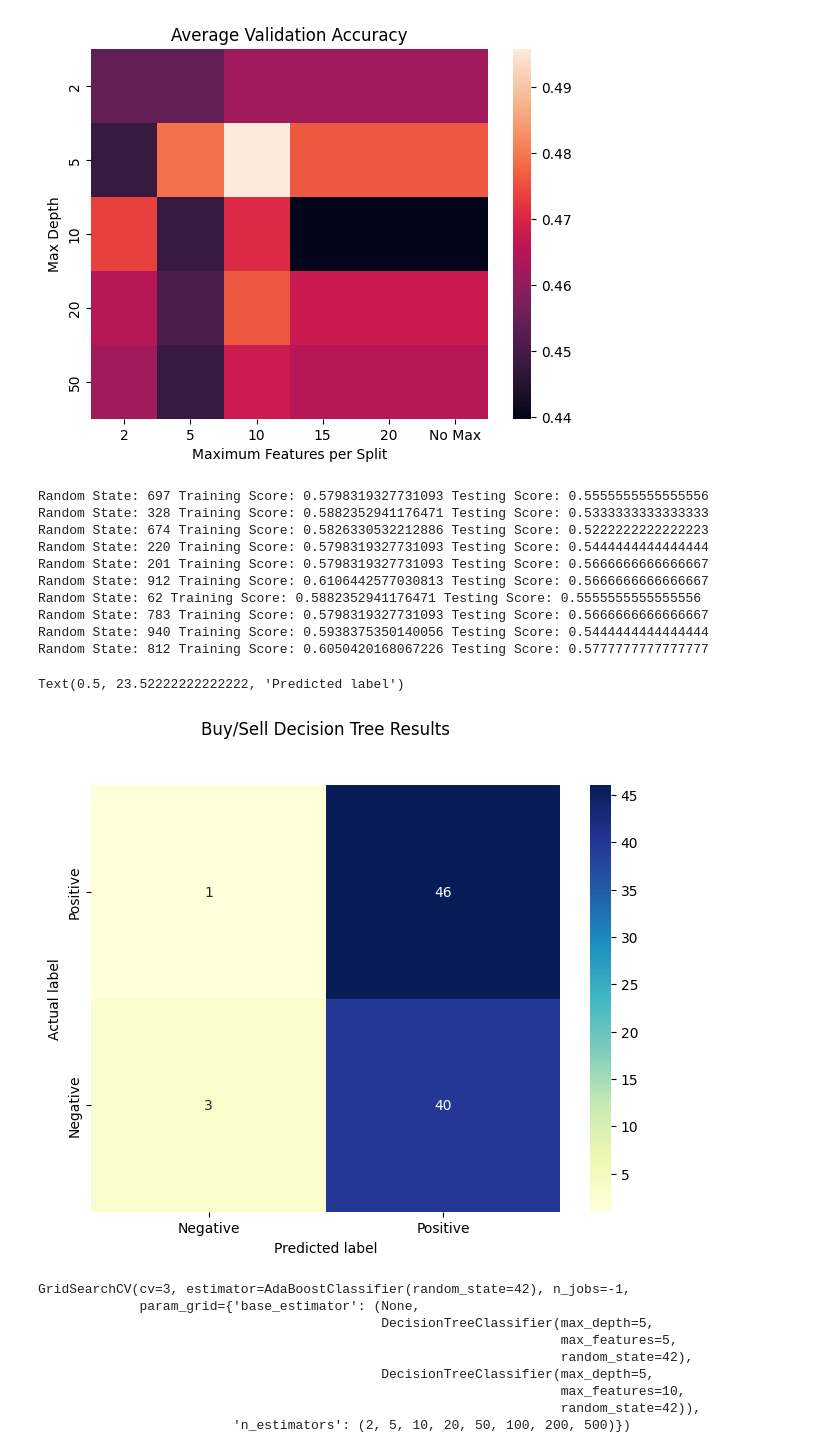
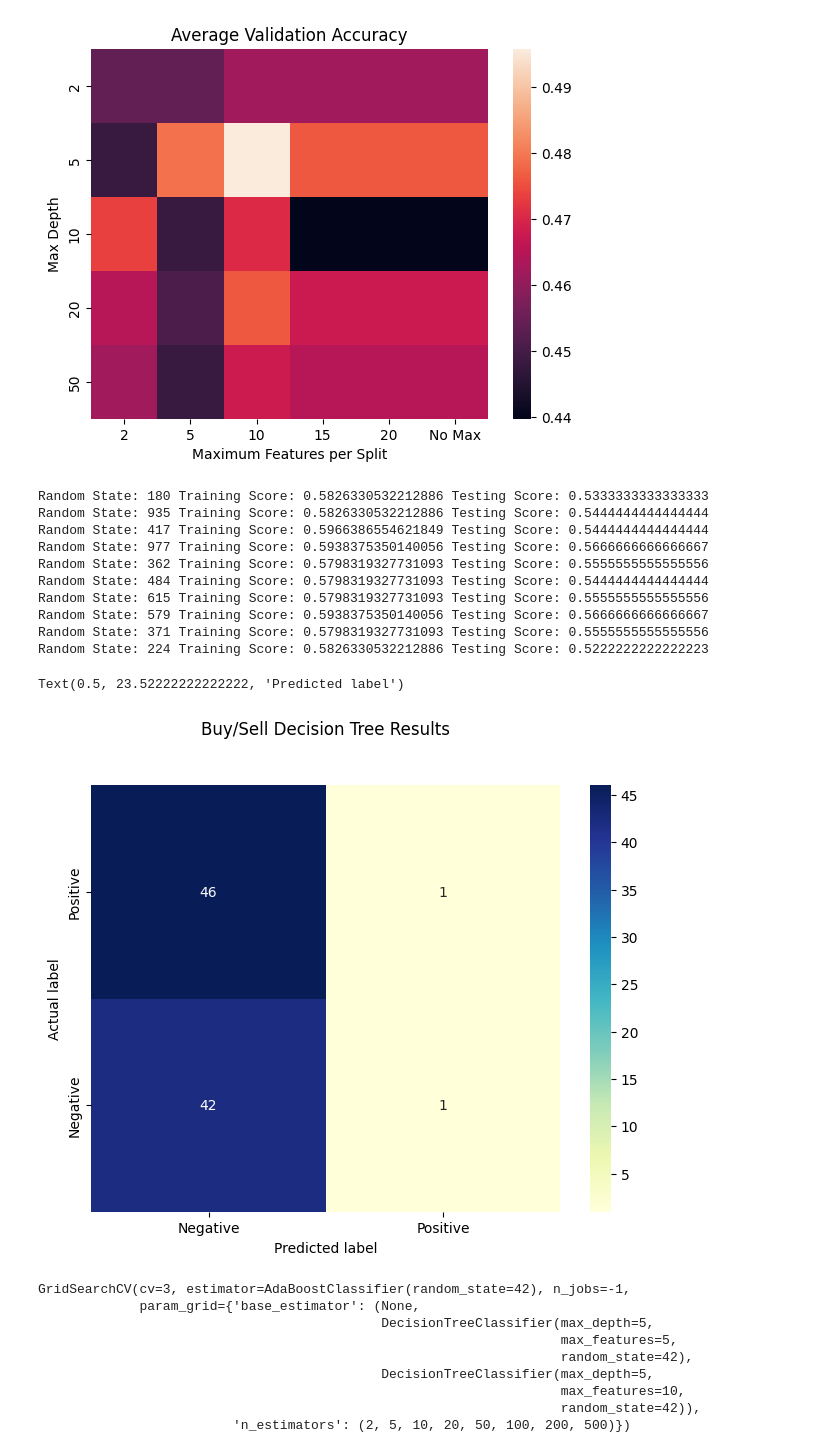
Before and after one commit to aeasy370/Twitter-Stock-Linear-Regression, a Jupyter notebook: change.ipynb, the cells around one changed output. Saved outputs shown, nothing was run; the diff lists cells and outputs as text; code cells hidden in the pictures.

Commit message:
Fixed adaShort error

```diff
--- a/change.ipynb
+++ b/change.ipynb
@@ -247,42 +246,42 @@ Text(0.5, 23.52222222222222, 'Maximum Features per Split')
 # %%
 #Decision Tree: Training and Testing for different random states
 import random as random
 from sklearn.metrics import confusion_matrix
 
 for i in range(10):
     r = random.randint(0, 1000)
     tree = DecisionTreeClassifier(max_depth = 5, max_features = 10, random_state=r)
     tree.fit(binX_train, biny_train)
     print("Random State: " + str(r) + " Training Score: " + str(tree.score(binX_train, biny_train)) + " Testing Score: " + str(tree.score(binX_test, biny_test)))
 
-y_pred = adaShort.predict(binX_test)
+y_pred = tree.predict(binX_test)
 
 confMat = confusion_matrix(biny_test, y_pred)
 
 sns.heatmap(pd.DataFrame(confMat), annot=True, cmap="YlGnBu" ,fmt='g', xticklabels = ["Negative", "Positive"], yticklabels = ["Positive", "Negative"])
 
 ax.xaxis.set_label_position("top")
 
 plt.tight_layout()
 
 plt.title('Buy/Sell Decision Tree Results', y=1.1)
 
 plt.ylabel('Actual label')
 
 plt.xlabel('Predicted label')
 # %% [output]
-Random State: 697 Training Score: 0.5798319327731093 Testing Score: 0.5555555555555556
-Random State: 328 Training Score: 0.5882352941176471 Testing Score: 0.5333333333333333
-Random State: 674 Training Score: 0.5826330532212886 Testing Score: 0.5222222222222223
-Random State: 220 Training Score: 0.5798319327731093 Testing Score: 0.5444444444444444
-Random State: 201 Training Score: 0.5798319327731093 Testing Score: 0.5666666666666667
-Random State: 912 Training Score: 0.6106442577030813 Testing Score: 0.5666666666666667
-Random State: 62 Training Score: 0.5882352941176471 Testing Score: 0.5555555555555556
-Random State: 783 Training Score: 0.5798319327731093 Testing Score: 0.5666666666666667
-Random State: 940 Training Score: 0.5938375350140056 Testing Score: 0.5444444444444444
-Random State: 812 Training Score: 0.6050420168067226 Testing Score: 0.5777777777777777
+Random State: 180 Training Score: 0.5826330532212886 Testing Score: 0.5333333333333333
+Random State: 935 Training Score: 0.5826330532212886 Testing Score: 0.5444444444444444
+Random State: 417 Training Score: 0.5966386554621849 Testing Score: 0.5444444444444444
+Random State: 977 Training Score: 0.5938375350140056 Testing Score: 0.5666666666666667
+Random State: 362 Training Score: 0.5798319327731093 Testing Score: 0.5555555555555556
+Random State: 484 Training Score: 0.5798319327731093 Testing Score: 0.5444444444444444
+Random State: 615 Training Score: 0.5798319327731093 Testing Score: 0.5555555555555556
+Random State: 579 Training Score: 0.5938375350140056 Testing Score: 0.5666666666666667
+Random State: 371 Training Score: 0.5798319327731093 Testing Score: 0.5555555555555556
+Random State: 224 Training Score: 0.5826330532212886 Testing Score: 0.5222222222222223
 Text(0.5, 23.52222222222222, 'Predicted label')
-[figure, old version]
+[figure, new version]
 # %%
 #Forest by Adaboost: Hyperparameter Training pt. 1
 from sklearn.ensemble import AdaBoostClassifier
```
Also changed, not shown: parts of 5 cells of this notebook.
